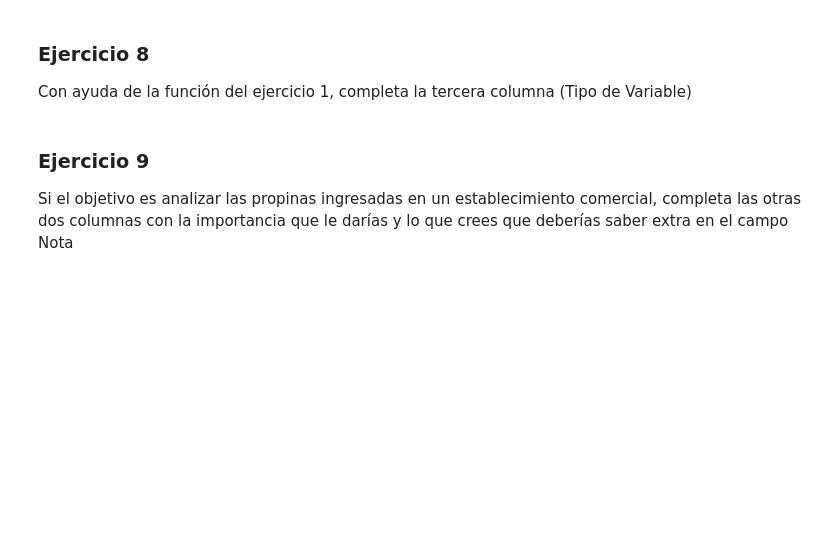
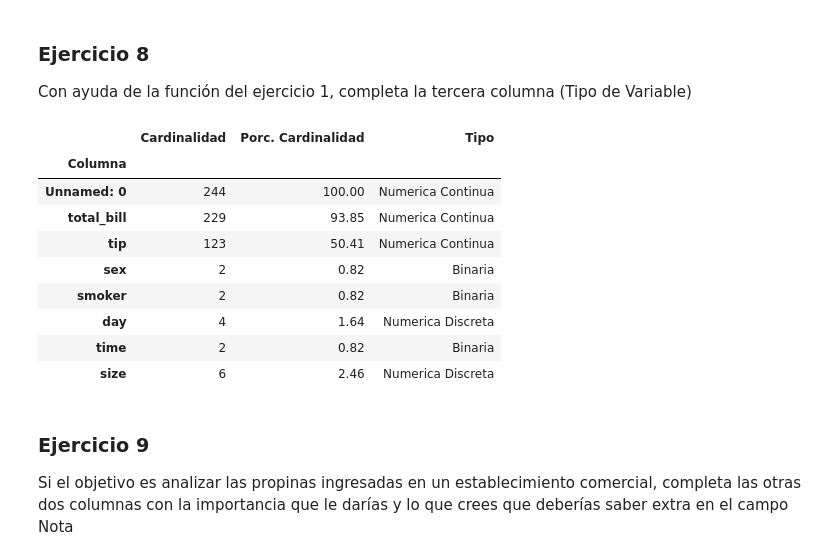
Before and after one commit to raquelmg1312/DS-online-Raquel-Martinez, a Jupyter notebook: 03_Data_Analysis/Sprint_07/Unidad_01_Estadistica_Descriptiva_Univariante/02_Ejercicios_Workout/09_Ejercicios_Analisis_Univariante_Introduccion.ipynb, the cells around one changed output. Cells and saved outputs as stored; diff of their text form; code cells hidden in the pictures; blank space fills up the shorter version.

```diff
--- a/03_Data_Analysis/Sprint_07/Unidad_01_Estadistica_Descriptiva_Univariante/02_Ejercicios_Workout/09_Ejercicios_Analisis_Univariante_Introduccion.ipynb
+++ b/03_Data_Analysis/Sprint_07/Unidad_01_Estadistica_Descriptiva_Univariante/02_Ejercicios_Workout/09_Ejercicios_Analisis_Univariante_Introduccion.ipynb
@@ -100,6 +159,19 @@ Rellen las dos primeras columnas de la siguiente tabla con tu mejor criterio con
 ### Ejercicio 8
 
 Con ayuda de la función del ejercicio 1, completa la tercera columna (Tipo de Variable)
+# %%
+cardinalidad(hola,2,3)
+# %% [output]
+|  | Cardinalidad | Porc. Cardinalidad | Tipo |
+| Columna |  |  |  |
+| Unnamed: 0 | 244 | 100.00 | Numerica Continua |
+| total_bill | 229 | 93.85 | Numerica Continua |
+| tip | 123 | 50.41 | Numerica Continua |
+| sex | 2 | 0.82 | Binaria |
+| smoker | 2 | 0.82 | Binaria |
+| day | 4 | 1.64 | Numerica Discreta |
+| time | 2 | 0.82 | Binaria |
+| size | 6 | 2.46 | Numerica Discreta |
 # %% [markdown]
 ### Ejercicio 9
 
```
Also changed, not shown: parts of 6 cells of this notebook, 1 other file.
